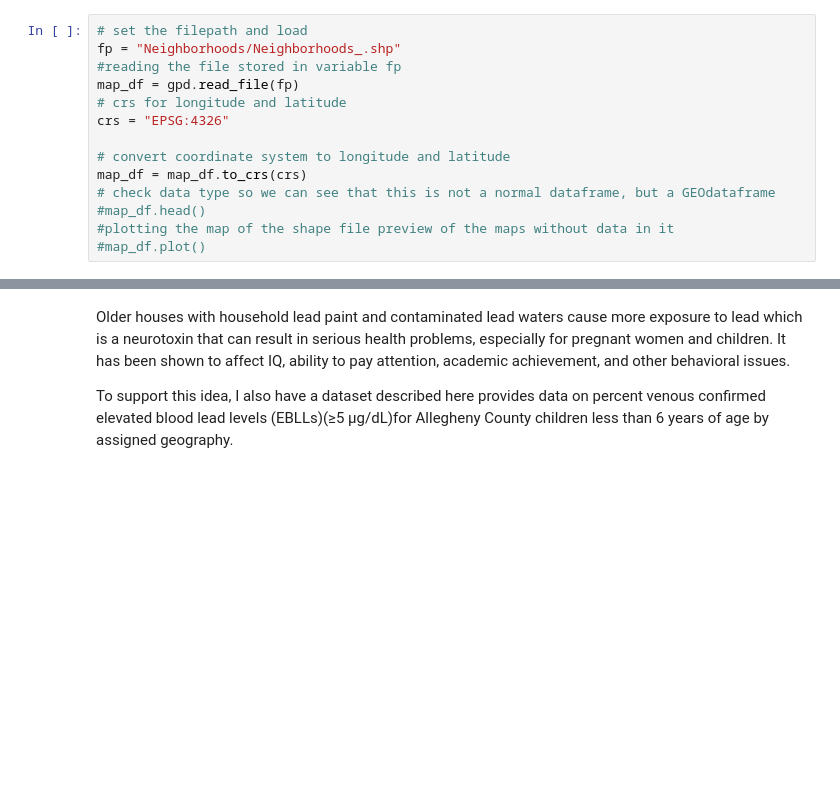
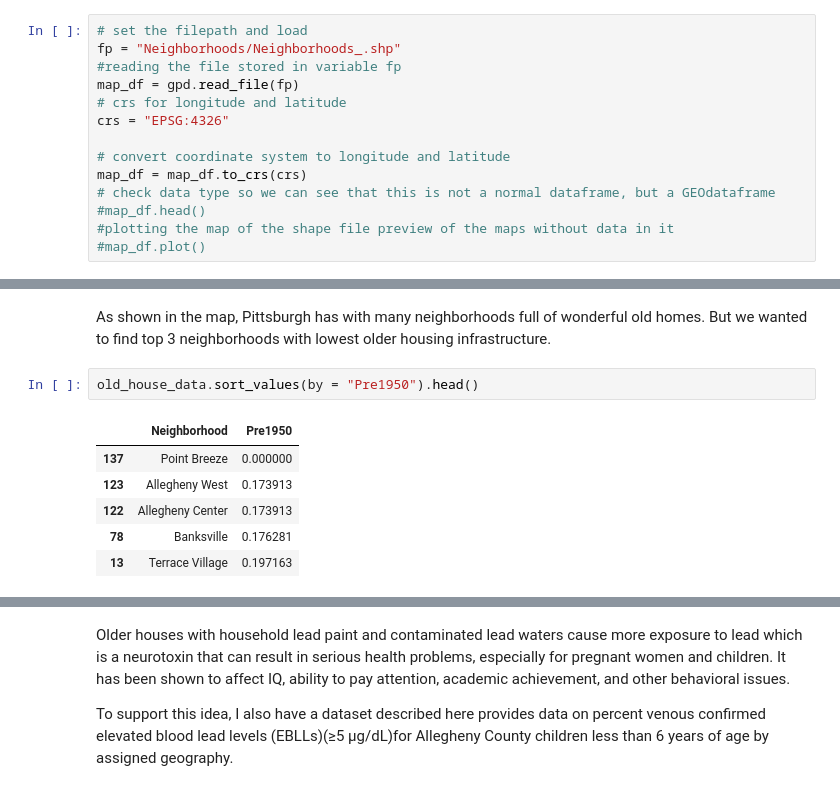
Before and after one commit to songxingyu1118/CMPINF10_Final_Project, a Jupyter notebook: Neighborhoods.ipynb, the cells around one changed output, grey strips where cells are left out. Cells and saved outputs as stored; diff of their text form; blank space fills up the shorter version.

```diff
--- a/Neighborhoods.ipynb
+++ b/Neighborhoods.ipynb
@@ -283,0 +300,11 @@ old_house_data_map.plot(column="Pre1950",
+# %% [markdown]
+As shown  in the map, Pittsburgh has with many neighborhoods full of wonderful old homes. But we wanted to find top 3 neighborhoods with lowest older housing infrastructure.
+# %%
+old_house_data.sort_values(by = "Pre1950").head()
+# %% [output]
+|  | Neighborhood | Pre1950 |
+| 137 | Point Breeze | 0.000000 |
+| 123 | Allegheny West | 0.173913 |
+| 122 | Allegheny Center | 0.173913 |
+| 78 | Banksville | 0.176281 |
+| 13 | Terrace Village | 0.197163 |
```
Also changed, not shown: parts of 24 cells of this notebook.
